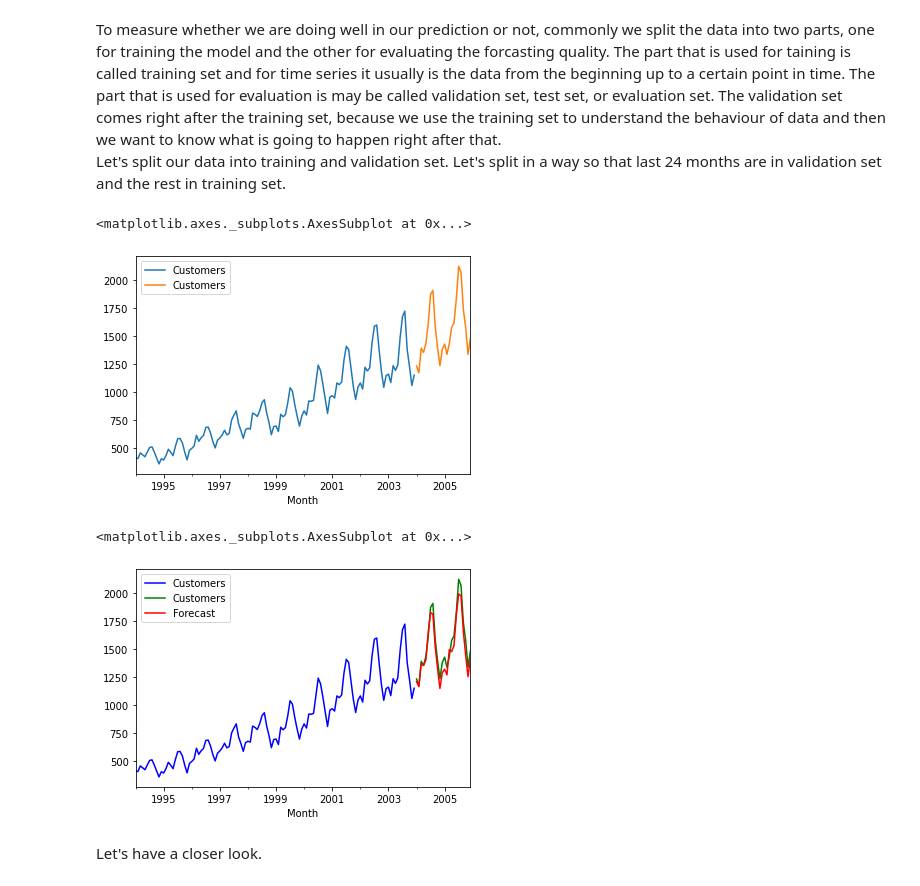
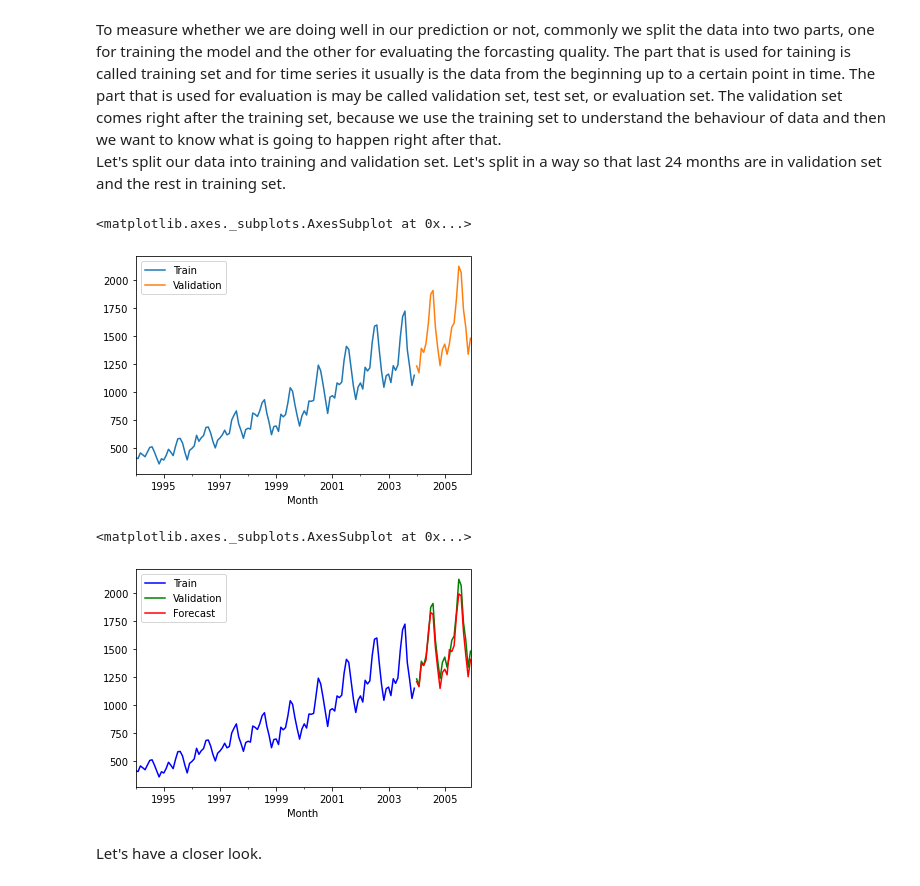
Before and after one commit to 3springs/deep_ml_curriculum, a Jupyter notebook: notebooks/07 Time Series Forcasting/TSF.ipynb, the cells around one changed output. Saved outputs shown, nothing was run; the diff lists cells and outputs as text; code cells hidden in the pictures.

```diff
--- a/notebooks/07 Time Series Forcasting/TSF.ipynb
+++ b/notebooks/07 Time Series Forcasting/TSF.ipynb
@@ -64,11 +72,11 @@ n_months = 24
 df_train = df.iloc[:-n_months]
 df_valid = df.iloc[-n_months:]
 # %%
-ax = df_train.plot(legend=True, label="Train")
-df_valid.plot(ax=ax, legend=True, label="Validation")
+ax = df_train['Customers'].plot(legend=True, label="Train")
+df_valid['Customers'].plot(ax=ax, legend=True, label="Validation")
 # %% [output]
 <matplotlib.axes._subplots.AxesSubplot at 0x...>
-[figure, old version]
+[figure, new version]
 # %%
 model = ExponentialSmoothing(
     df_train["Customers"], trend="mul", seasonal="mul", seasonal_periods=12
@@ -79,12 +87,12 @@ trained_model = model.fit(
 # %%
 forecast = trained_model.forecast(24)
 # %%
-ax = df_train.plot(legend=True, label="Train", color="blue")
-df_valid.plot(ax=ax, legend=True, label="Validation", color="green")
+ax = df_train["Customers"].plot(legend=True, label="Train", color="blue")
+df_valid["Customers"].plot(ax=ax, legend=True, label="Validation", color="green")
 forecast.plot(ax=ax, legend=True, label="Forecast", color="red")
 # %% [output]
 <matplotlib.axes._subplots.AxesSubplot at 0x...>
-[figure, old version]
+[figure, new version]
 # %% [markdown]
 Let's have a closer look.
 # %%
```
Also changed, not shown: parts of 60 cells of this notebook.
